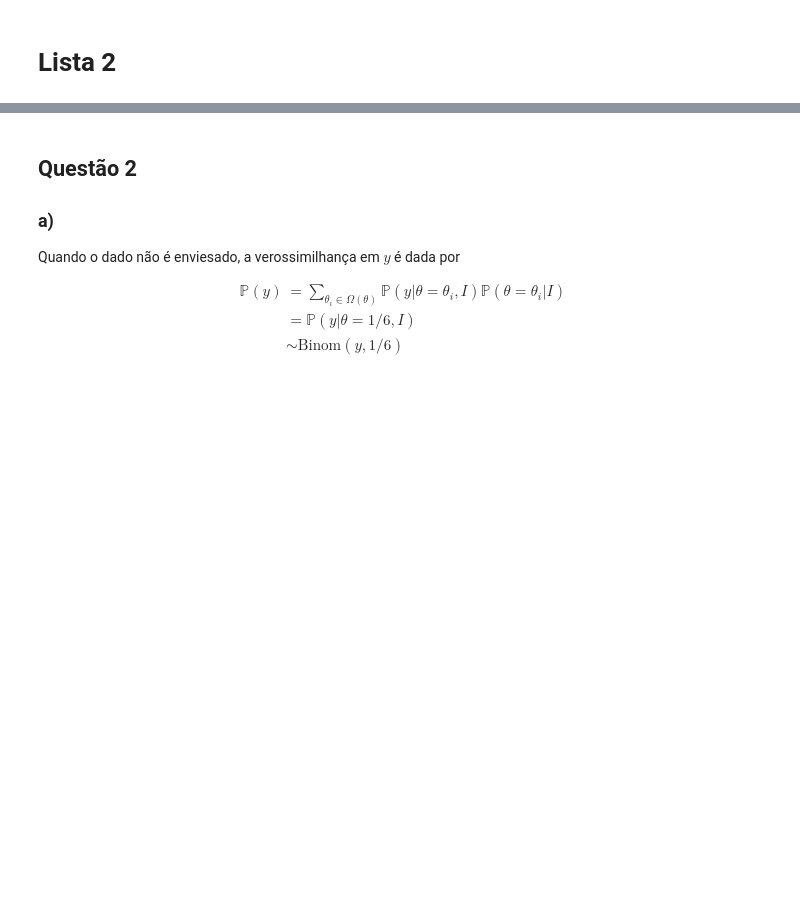
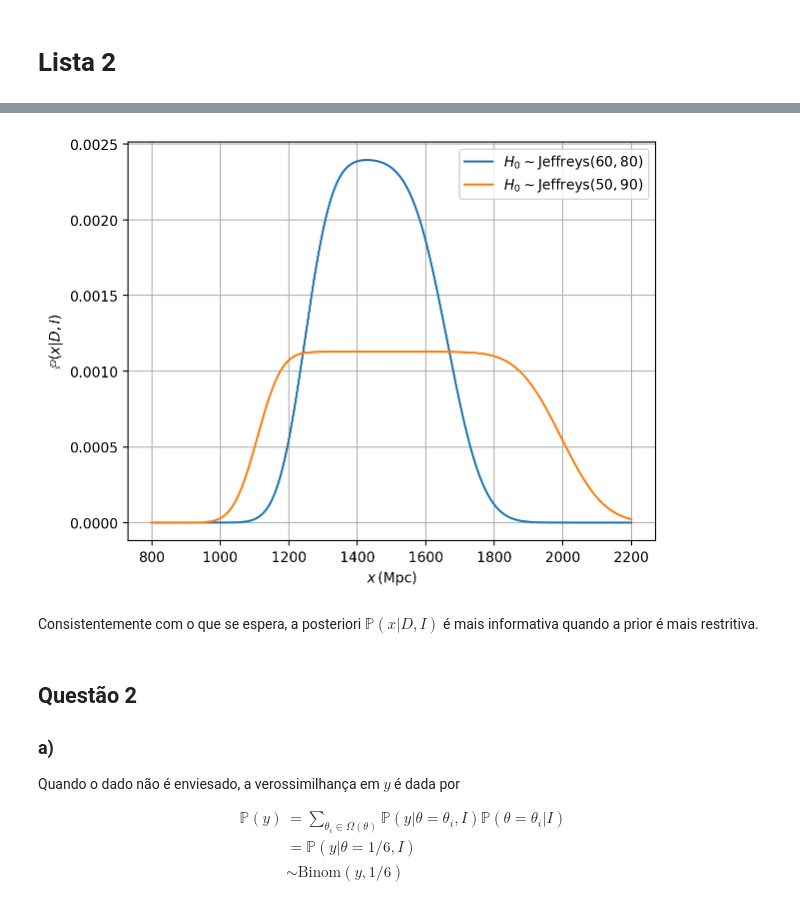
Before and after one commit to binado/statistics-problem-sets, a Jupyter notebook: notebooks/problem-set-2.ipynb, the cells around one changed output, grey strips where cells are left out. Saved outputs shown, nothing was run; the diff lists cells and outputs as text; code cells hidden in the pictures; blank space fills up the shorter version.

```diff
--- a/notebooks/problem-set-2.ipynb
+++ b/notebooks/problem-set-2.ipynb
@@ -22,3 +29,34 @@ from utils.sampling import inversion_sampling
+# %%
+def probx(x, H0, vm, sigma):
+    xx, hh = np.meshgrid(x, H0)
+    H0prior = jeffreys_prior(hh, H0[0], H0[-1])
+    like = gaussian(xx * hh, vm, sigma)
+    # We set a uniform prior on x, which is redundant with the normalization in the end
+    pst = np.trapz(like * H0prior, x=H0, axis=0)
+    return normalize(pst, x)
+
+n = 1000
+xvec = np.linspace(800, 2200, n)
+H0vec_lim1 = np.linspace(60, 80, n)
+H0vec_lim2 = np.linspace(50, 90, n)
+vm = 100 * 1000
+sigma = 5 * 1000
+probxvec_lim1 = probx(xvec, H0vec_lim1, vm, sigma)
+probxvec_lim2 = probx(xvec, H0vec_lim2, vm, sigma)
+fig, ax = plt.subplots()
+label_txt = r'$H_0 \sim \text{Jeffreys}'
+ax.plot(xvec, probxvec_lim1, label=label_txt + r'({0:.0f},{1:.0f})$'.format(H0vec_lim1[0], H0vec_lim1[-1]))
+ax.plot(xvec, probxvec_lim2, label=label_txt + r'({0:.0f},{1:.0f})$'.format(H0vec_lim2[0], H0vec_lim2[-1]))
+ax.grid()
+ax.legend()
+ax.set_xlabel(r'$x \, \text{(Mpc)}$')
+ax.set_ylabel(r'$\mathbb{P}(x|D,I)$')
+fig.tight_layout()
+plt.show()
+# %% [output]
+[figure, added]
+# %% [markdown]
+Consistentemente com o que se espera, a posteriori $\mathbb{P}(x|D,I)$ é mais informativa quando a prior é mais restritiva.
 # %% [markdown]
 ## Questão 2
 
```
Also changed, not shown: parts of 4 cells of this notebook.
